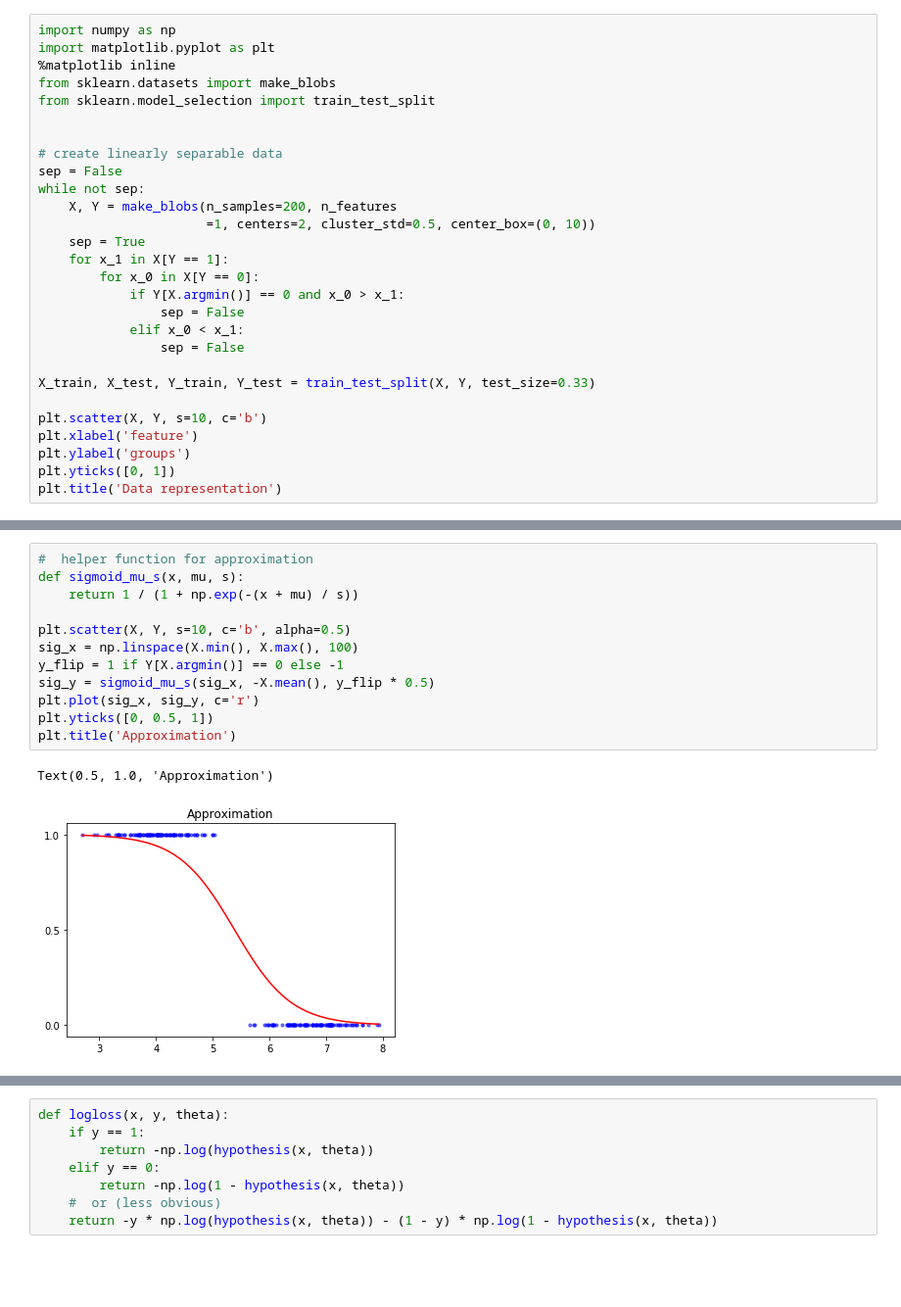
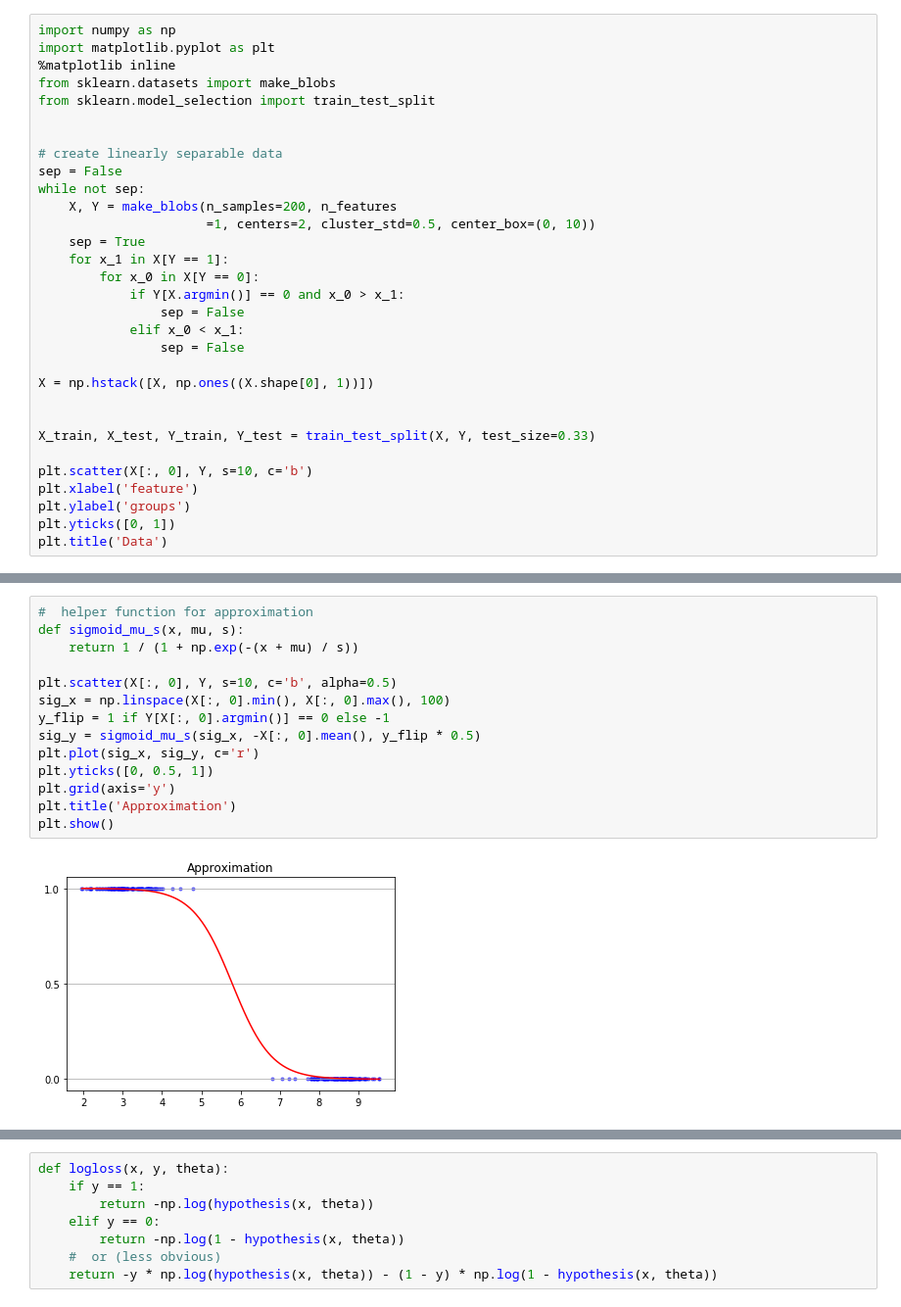
Before and after one commit to cacharle/dslr, a Jupyter notebook: logistic_regression_notebook.ipynb, the cells around one changed output, grey strips where cells are left out. Shown at 98% size. Saved outputs shown, nothing was run; the diff lists cells and outputs as text; blank space fills up the shorter version.

```diff
--- a/logistic_regression_notebook.ipynb
+++ b/logistic_regression_notebook.ipynb
@@ -23,11 +23,14 @@ while not sep:
             elif x_0 < x_1:
                 sep = False
 
+X = np.hstack([X, np.ones((X.shape[0], 1))])
+
+
 X_train, X_test, Y_train, Y_test = train_test_split(X, Y, test_size=0.33)
 
-plt.scatter(X, Y, s=10, c='b')
+plt.scatter(X[:, 0], Y, s=10, c='b')
 plt.xlabel('feature')
 plt.ylabel('groups')
 plt.yticks([0, 1])
-plt.title('Data representation')
+plt.title('Data')
 # %% [output]
@@ -59,16 +66,17 @@ Text(0.5, 1.0, 'Sigmoid function')
 # %%
 #  helper function for approximation
 def sigmoid_mu_s(x, mu, s):
     return 1 / (1 + np.exp(-(x + mu) / s))
 
-plt.scatter(X, Y, s=10, c='b', alpha=0.5)
-sig_x = np.linspace(X.min(), X.max(), 100)
-y_flip = 1 if Y[X.argmin()] == 0 else -1
-sig_y = sigmoid_mu_s(sig_x, -X.mean(), y_flip * 0.5)
+plt.scatter(X[:, 0], Y, s=10, c='b', alpha=0.5)
+sig_x = np.linspace(X[:, 0].min(), X[:, 0].max(), 100)
+y_flip = 1 if Y[X[:, 0].argmin()] == 0 else -1
+sig_y = sigmoid_mu_s(sig_x, -X[:, 0].mean(), y_flip * 0.5)
 plt.plot(sig_x, sig_y, c='r')
 plt.yticks([0, 0.5, 1])
+plt.grid(axis='y')
 plt.title('Approximation')
+plt.show()
 # %% [output]
-Text(0.5, 1.0, 'Approximation')
-[figure, old version]
+[figure, new version]
 # %% [markdown]
```
Also changed, not shown: parts of 24 cells of this notebook.
